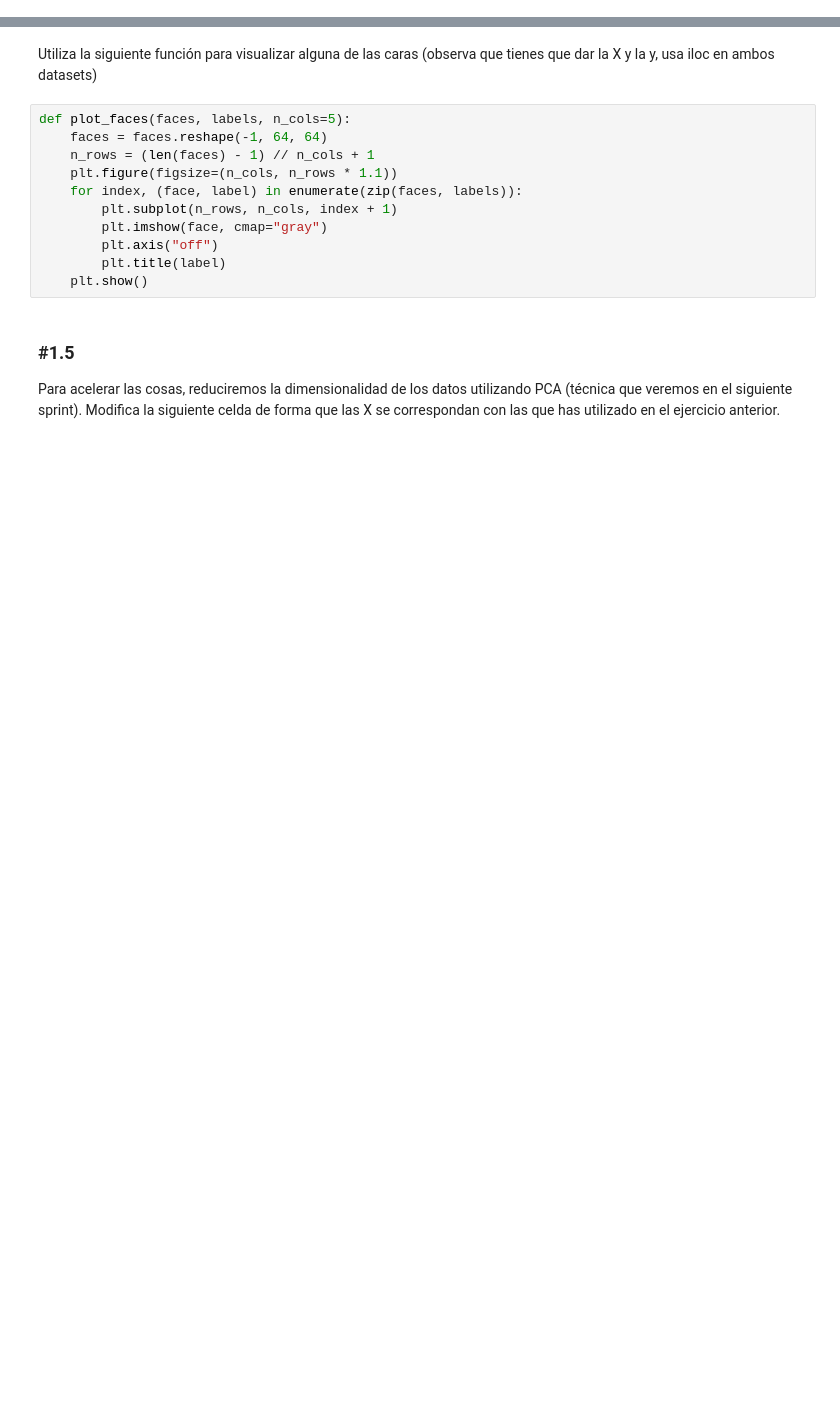
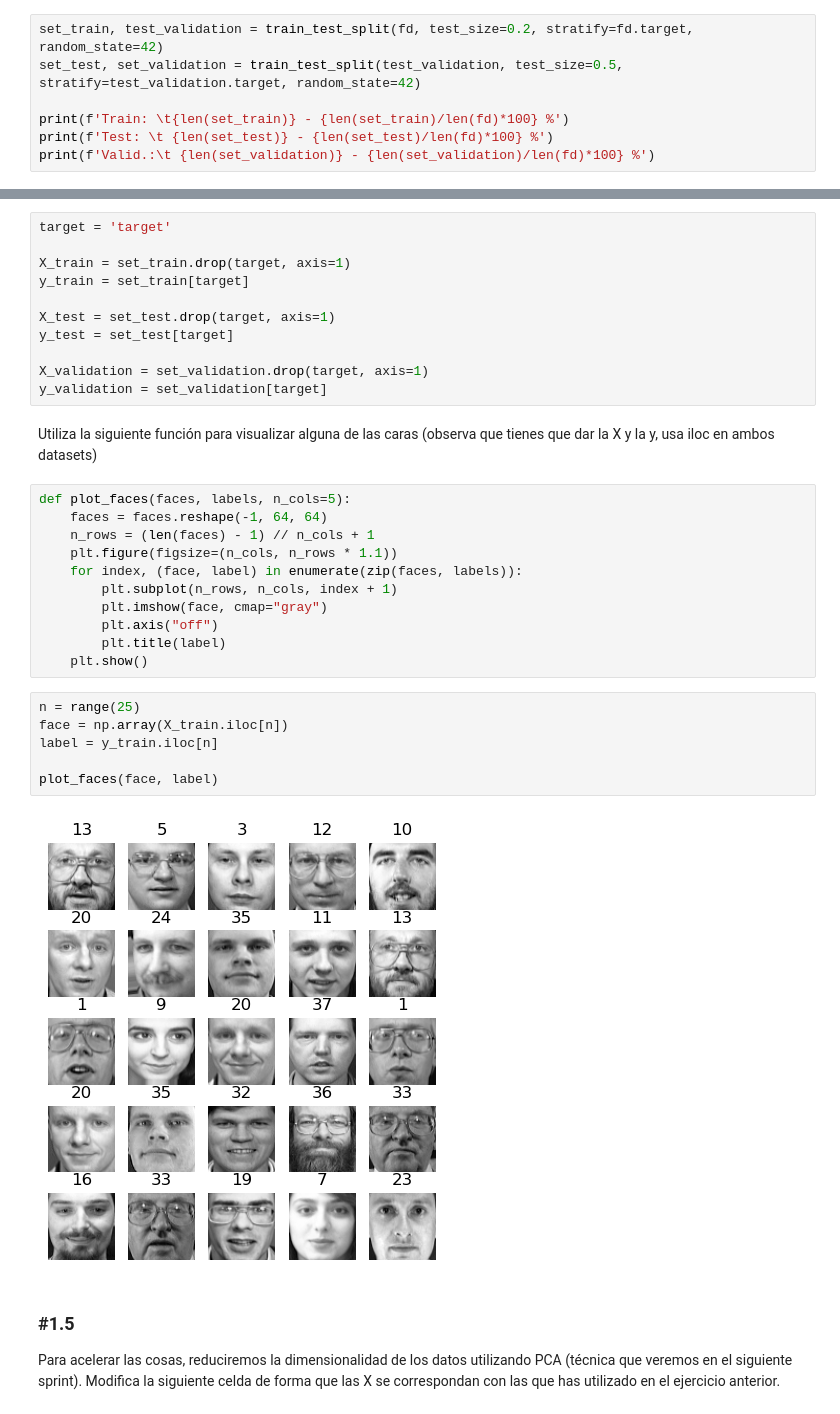
Before and after one commit to vrieraj/ONLINE_DS_THEBRIDGE_Ejercicios, a Jupyter notebook: 04_Machine_Learning/Sprint_13/Unidad_01/Practica_Obligatoria/18_Practica_Obligatoria_Clustering_I.ipynb, the cells around one changed output, grey strips where cells are left out. Cells and saved outputs as stored; diff of their text form; blank space fills up the shorter version.

```diff
--- a/04_Machine_Learning/Sprint_13/Unidad_01/Practica_Obligatoria/18_Practica_Obligatoria_Clustering_I.ipynb
+++ b/04_Machine_Learning/Sprint_13/Unidad_01/Practica_Obligatoria/18_Practica_Obligatoria_Clustering_I.ipynb
@@ -102,0 +82,7 @@ ValueError: Cannot take a larger sample than population when 'replace=False'
+# %%
+set_train, test_validation = train_test_split(fd, test_size=0.2, stratify=fd.target, random_state=42)
+set_test, set_validation = train_test_split(test_validation, test_size=0.5, stratify=test_validation.target, random_state=42)
+
+print(f'Train: \t{len(set_train)} - {len(set_train)/len(fd)*100} %')
+print(f'Test: \t {len(set_test)} - {len(set_test)/len(fd)*100} %')
+print(f'Valid.:\t {len(set_validation)} - {len(set_validation)/len(fd)*100} %')
@@ -104,6 +94,17 @@ ValueError: Cannot take a larger sample than population when 'replace=False'
 ### #1.4
 
 Crea los pares X,y para train, validation y test.
+# %%
+target = 'target'
+
+X_train = set_train.drop(target, axis=1)
+y_train = set_train[target]
+
+X_test = set_test.drop(target, axis=1)
+y_test = set_test[target]
+
+X_validation = set_validation.drop(target, axis=1)
+y_validation = set_validation[target]
 # %% [markdown]
 Utiliza la siguiente función para visualizar alguna de las caras (observa que tienes que dar la X y la y, usa iloc en ambos datasets)
 # %%
@@ -117,6 +118,14 @@ def plot_faces(faces, labels, n_cols=5):
         plt.axis("off")
         plt.title(label)
     plt.show()
+# %%
+n = range(25)
+face = np.array(X_train.iloc[n])
+label = y_train.iloc[n]
+
+plot_faces(face, label)
+# %% [output]
+[figure, added]
 # %% [markdown]
 ### #1.5
 
```
Also changed, not shown: parts of 14 cells of this notebook.
